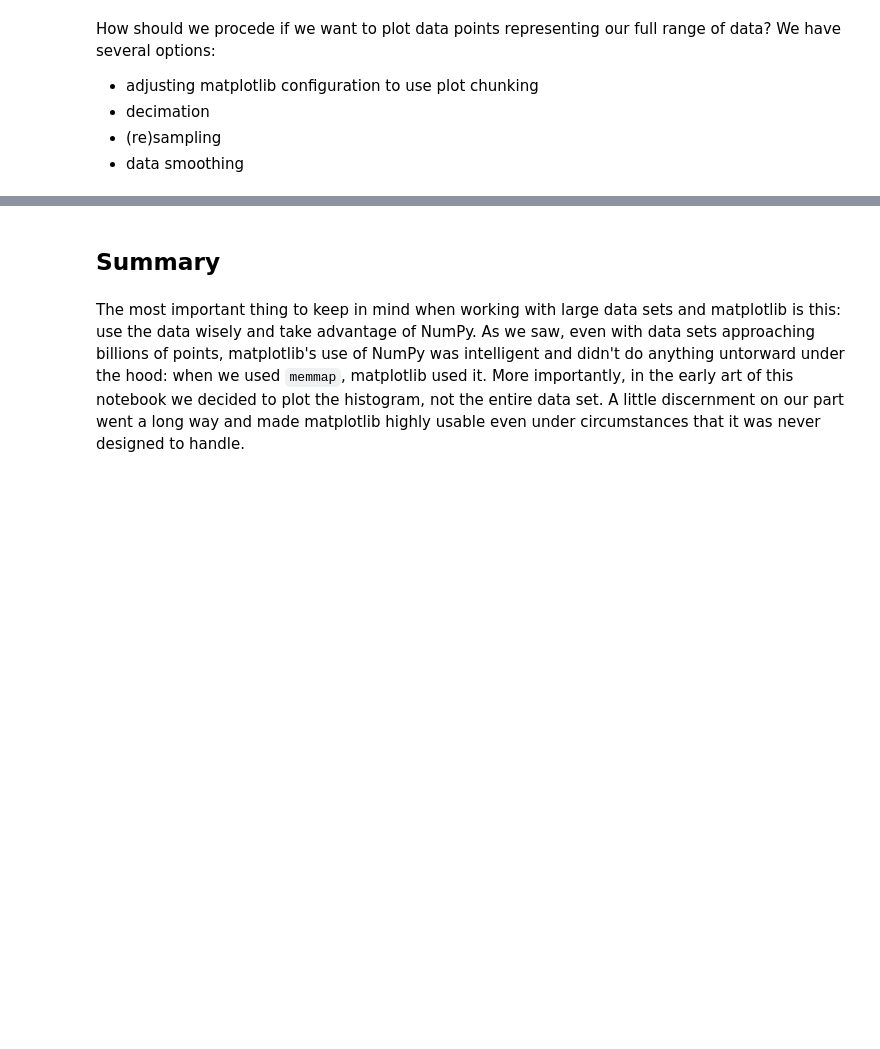
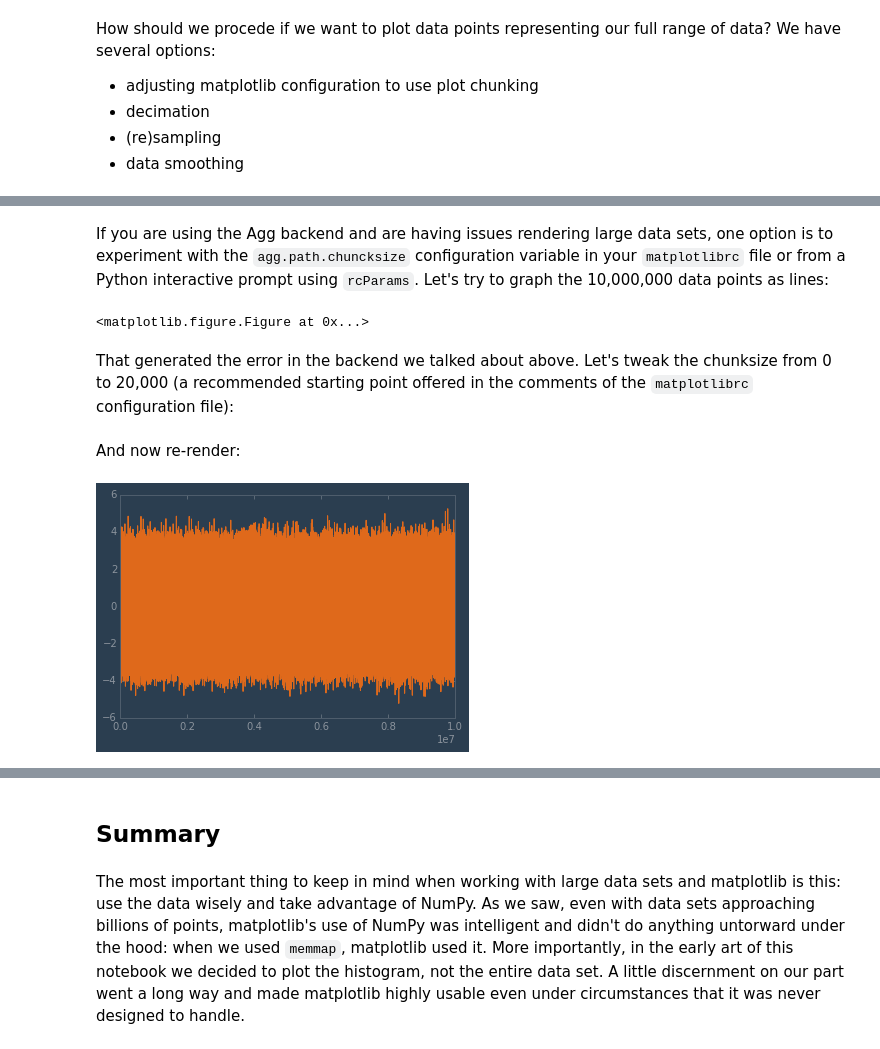
Before and after one commit to masteringmatplotlib/big-data, a Jupyter notebook: notebooks/mmpl-big-data.ipynb, the cells around one changed output, grey strips where cells are left out. Cells and saved outputs as stored; diff of their text form; code cells hidden in the pictures; blank space fills up the shorter version.

```diff
--- a/notebooks/mmpl-big-data.ipynb
+++ b/notebooks/mmpl-big-data.ipynb
@@ -883,0 +895,20 @@ How should we procede if we want to plot data points representing our full range
+# %% [markdown]
+If you are using the Agg backend and are having issues rendering large data sets, one option is to experiment with the ``agg.path.chuncksize`` configuration variable in your ``matplotlibrc`` file or from a Python interactive prompt using ``rcParams``. Let's try to graph the 10,000,000 data points as lines:
+# %%
+(figure, axes) = plt.subplots()
+axes.plot(tab[:10000000]["temp"])
+plt.show()
+# %% [output]
+<matplotlib.figure.Figure at 0x...>
+# %% [markdown]
+That generated the error in the backend we talked about above. Let's tweak the chunksize from 0 to 20,000 (a recommended starting point offered in the comments of the ``matplotlibrc`` configuration file):
+# %%
+mpl.rcParams["agg.path.chunksize"] = 20000
+# %% [markdown]
+And now re-render:
+# %%
+(figure, axes) = plt.subplots()
+axes.plot(tab[:10000000]["temp"])
+plt.show()
+# %% [output]
+[figure, added]
```
Also changed, not shown: parts of 33 cells of this notebook.
